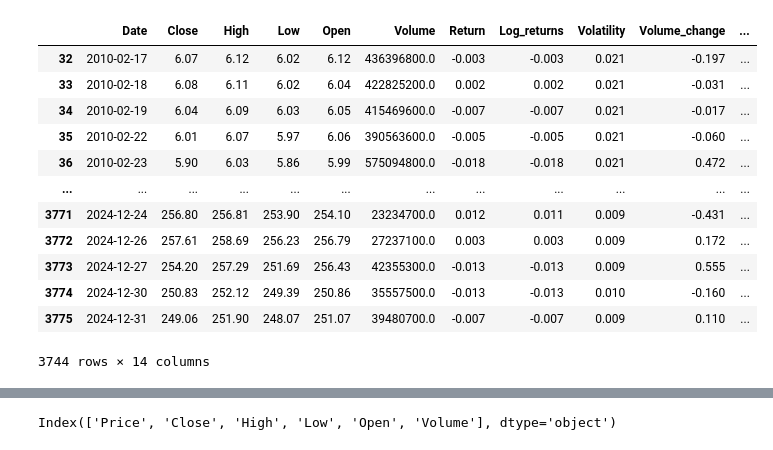
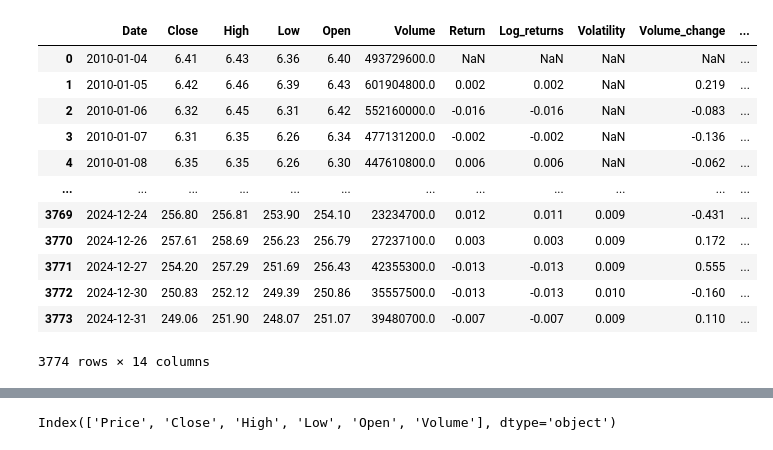
Before and after one commit to tanmaykumarchaki/AI-Driven-Market-Transformation-Analytics, a Jupyter notebook: anova.ipynb, the cells around one changed output, grey strips where cells are left out. Drawn from its saved outputs; the diff is of its cells as text; code cells hidden in the pictures.

```diff
--- a/anova.ipynb
+++ b/anova.ipynb
@@ -5,51 +5,54 @@ import pandas as pd
 apple = pd.read_csv("myenv/data/APPLE.csv")
 
 apple.rename(columns={'Price':'Date'}, inplace=True)
-apple.drop_duplicates()
+
 # apple['Date'].dropna(subset = ['Date'], inplace=True)
-# apple['Date'] = pd.to_datetime(apple['Date'])
+
+apple['Date'] = pd.to_datetime(apple['Date'],format='%Y-%m-%d', errors = 'coerce')
 
 apple['Close'] = pd.to_numeric(apple['Close'], errors='coerce').round(2)
 apple['Open'] = pd.to_numeric(apple['Open'], errors='coerce').round(2)
 apple['High'] = pd.to_numeric(apple['High'], errors='coerce').round(2)
 apple['Low'] = pd.to_numeric(apple['Low'], errors='coerce').round(2)
 apple['Volume'] = pd.to_numeric(apple['Volume'], errors='coerce').round(2)
 
 
-apple.reset_index(inplace=True, drop=True)
+
 
 apple['Return'] = apple['Close'].pct_change(fill_method=None).round(3) #Actual Market Movement
 apple["Log_returns"] = np.log(apple["Close"] / apple["Close"].shift(1)).round(3) #Accuracy
 apple["Volatility"] = apple["Return"].rolling(30).std().round(3) #Risk Measure
 
 apple['Volume_change'] = apple["Volume"].pct_change().round(3)
 apple['Volume_group'] = pd.qcut(apple["Volume"], q=3, labels = ["Low", "Medium","High"])
 apple['Volume_moving_average'] = apple["Volume"].rolling(20).mean().round(2)
 
 delta = apple["Close"].diff()
 gain = (delta.where(delta > 0,0)).rolling(14).mean()
 loss = (-delta.where(delta < 0,0)).rolling(14).mean()
 
 rs = gain/loss
 apple["RSI"] = 100 - (100 / (1+rs))
 apple["RSI"] = apple['RSI'].round(3)
 apple["RSI_group"] = pd.qcut(apple["RSI"], q=3 ,labels = ["Low","Medium","High"])
 
+apple = apple.drop_duplicates()
+apple = apple.dropna(subset=['Date'])
 
+apple.reset_index(inplace=True, drop=True)
 
-apple.dropna(inplace=True)
 apple
 # %% [output]
 |  | Date | Close | High | Low | Open | Volume | Return | Log_returns | Volatility | Volume_change | ... |
-| 32 | 2010-02-17 | 6.07 | 6.12 | 6.02 | 6.12 | 436396800.0 | -0.003 | -0.003 | 0.021 | -0.197 | ... |
-| 33 | 2010-02-18 | 6.08 | 6.11 | 6.02 | 6.04 | 422825200.0 | 0.002 | 0.002 | 0.021 | -0.031 | ... |
-| 34 | 2010-02-19 | 6.04 | 6.09 | 6.03 | 6.05 | 415469600.0 | -0.007 | -0.007 | 0.021 | -0.017 | ... |
-| 35 | 2010-02-22 | 6.01 | 6.07 | 5.97 | 6.06 | 390563600.0 | -0.005 | -0.005 | 0.021 | -0.060 | ... |
-| 36 | 2010-02-23 | 5.90 | 6.03 | 5.86 | 5.99 | 575094800.0 | -0.018 | -0.018 | 0.021 | 0.472 | ... |
+| 0 | 2010-01-04 | 6.41 | 6.43 | 6.36 | 6.40 | 493729600.0 | NaN | NaN | NaN | NaN | ... |
+| 1 | 2010-01-05 | 6.42 | 6.46 | 6.39 | 6.43 | 601904800.0 | 0.002 | 0.002 | NaN | 0.219 | ... |
+| 2 | 2010-01-06 | 6.32 | 6.45 | 6.31 | 6.42 | 552160000.0 | -0.016 | -0.016 | NaN | -0.083 | ... |
+| 3 | 2010-01-07 | 6.31 | 6.35 | 6.26 | 6.34 | 477131200.0 | -0.002 | -0.002 | NaN | -0.136 | ... |
+| 4 | 2010-01-08 | 6.35 | 6.35 | 6.26 | 6.30 | 447610800.0 | 0.006 | 0.006 | NaN | -0.062 | ... |
 | ... | ... | ... | ... | ... | ... | ... | ... | ... | ... | ... | ... |
-| 3771 | 2024-12-24 | 256.80 | 256.81 | 253.90 | 254.10 | 23234700.0 | 0.012 | 0.011 | 0.009 | -0.431 | ... |
-| 3772 | 2024-12-26 | 257.61 | 258.69 | 256.23 | 256.79 | 27237100.0 | 0.003 | 0.003 | 0.009 | 0.172 | ... |
-| 3773 | 2024-12-27 | 254.20 | 257.29 | 251.69 | 256.43 | 42355300.0 | -0.013 | -0.013 | 0.009 | 0.555 | ... |
-| 3774 | 2024-12-30 | 250.83 | 252.12 | 249.39 | 250.86 | 35557500.0 | -0.013 | -0.013 | 0.010 | -0.160 | ... |
-| 3775 | 2024-12-31 | 249.06 | 251.90 | 248.07 | 251.07 | 39480700.0 | -0.007 | -0.007 | 0.009 | 0.110 | ... |
+| 3769 | 2024-12-24 | 256.80 | 256.81 | 253.90 | 254.10 | 23234700.0 | 0.012 | 0.011 | 0.009 | -0.431 | ... |
+| 3770 | 2024-12-26 | 257.61 | 258.69 | 256.23 | 256.79 | 27237100.0 | 0.003 | 0.003 | 0.009 | 0.172 | ... |
+| 3771 | 2024-12-27 | 254.20 | 257.29 | 251.69 | 256.43 | 42355300.0 | -0.013 | -0.013 | 0.009 | 0.555 | ... |
+| 3772 | 2024-12-30 | 250.83 | 252.12 | 249.39 | 250.86 | 35557500.0 | -0.013 | -0.013 | 0.010 | -0.160 | ... |
+| 3773 | 2024-12-31 | 249.06 | 251.90 | 248.07 | 251.07 | 39480700.0 | -0.007 | -0.007 | 0.009 | 0.110 | ... |
-3744 rows × 14 columns
+3774 rows × 14 columns
```
Also changed, not shown: parts of 1 cell of this notebook.
